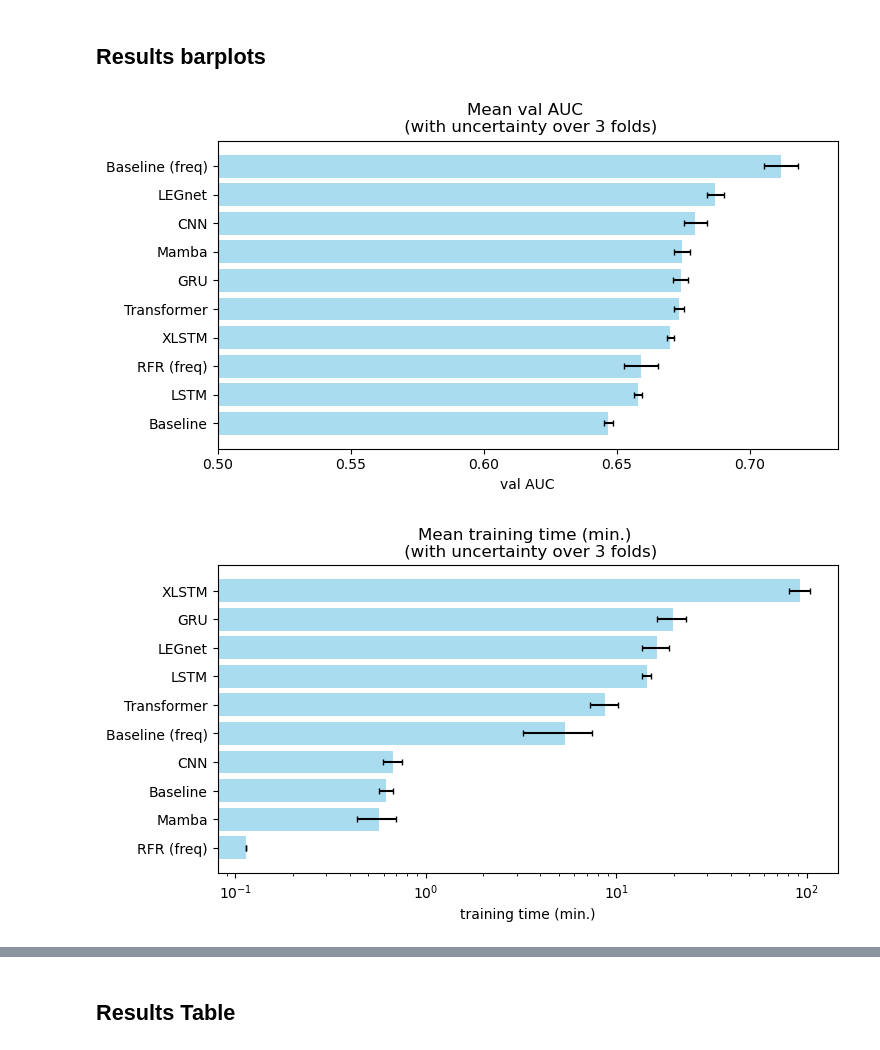
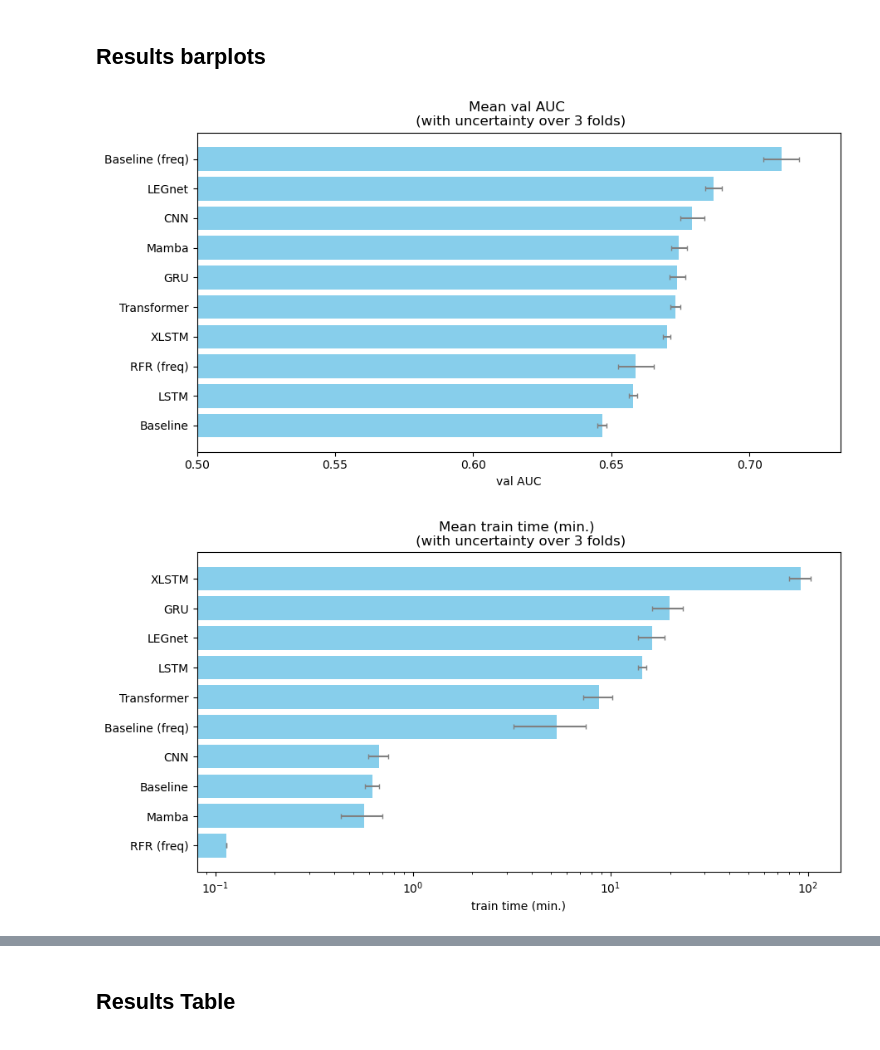
Before and after one commit to f-krause/master-thesis, a Jupyter notebook: experiments/comparison_cv_results.ipynb, the cells around one changed output, grey strips where cells are left out. Cells and saved outputs as stored; diff of their text form; code cells hidden in the pictures.

```diff
--- a/experiments/comparison_cv_results.ipynb
+++ b/experiments/comparison_cv_results.ipynb
@@ -18,15 +18,15 @@ cols_to_convert = [col for col in df_cv.columns if col != 'model']
 df_cv[cols_to_convert] = df_cv[cols_to_convert].astype(float)
 
 # custom colnames
-df_cv.columns = ["val AUC", "train AUC", "training time (min.)", "min. per epoch", "# parameters", "# flops", "best epoch", "model"]
+df_cv.columns = ["val AUC", "train AUC", "train time (min.)", "min. per epoch", "# parameters", "# flops", "best epoch", "model"]
 
 # add rfr baseline results as separate runs
 # {'fit_time': array([6.80966258, 6.84029961, 6.82364678]), 'score_time': array([0.11253095, 0.10652041, 0.10822725]), 'test_roc_auc': array([0.65457794, 0.67147921, 0.65067526]), 'train_roc_auc': array([1., 1., 1.])}
 
 rfr_baseline = pd.DataFrame({
     "val AUC": [0.65457794, 0.67147921, 0.65067526],
-    "train AUC": [np.nan] * 3,
-    "training time (min.)": [6.80966258 / 60, 6.84029961 / 60, 6.82364678 / 60],
+    "train AUC": [1] * 3,
+    "train time (min.)": [6.80966258 / 60, 6.84029961 / 60, 6.82364678 / 60],
     "min. per epoch": [np.nan] * 3,
     "# parameters": [np.nan] * 3,
     "# flops": [np.nan] * 3,
@@ -130,10 +130,10 @@ def plot_variable(df_plot, var, x_min=0, log_scale=False, use_sem=False, use_ci=
         uncertainty = df_plot[f"{var} std"]
 
     # Plot the data with error bars
-    plt.figure(figsize=(8, 4))
+    plt.figure(figsize=(10, 5))
     if use_ci or use_sem:
         #plt.errorbar(df_plot[var], df_plot.index, xerr=uncertainty, fmt='o', color='skyblue', ecolor='lightgray', elinewidth=2, capsize=0)
-        plt.barh(df_plot.index, df_plot[var], xerr=uncertainty, color='skyblue', alpha=0.7, capsize=2)
+        plt.barh(df_plot.index, df_plot[var], xerr=uncertainty, color='skyblue', capsize=2, ecolor="gray")
         plt.title(f"Mean {var} \n (with uncertainty over 3 folds)")
     else:
         plt.barh(df_plot.index, df_plot[var], xerr=uncertainty, color='skyblue')
@@ -151,11 +151,11 @@ def plot_variable(df_plot, var, x_min=0, log_scale=False, use_sem=False, use_ci=
 # %%
 plot_variable(df_grouped.copy(), "val AUC", x_min=0.5, use_sem=True)
 # %% [output]
-[figure, old version]
+[figure, new version]
 # %%
-plot_variable(df_grouped.copy(), "training time (min.)", log_scale=True, use_sem=True)
+plot_variable(df_grouped.copy(), "train time (min.)", log_scale=True, use_sem=True)
 # %% [output]
-[figure, old version]
+[figure, new version]
 # %%
 plot_variable(df_grouped.copy(), "# parameters", log_scale=True)
 # %% [output]
```
Also changed, not shown: parts of 10 cells of this notebook.
